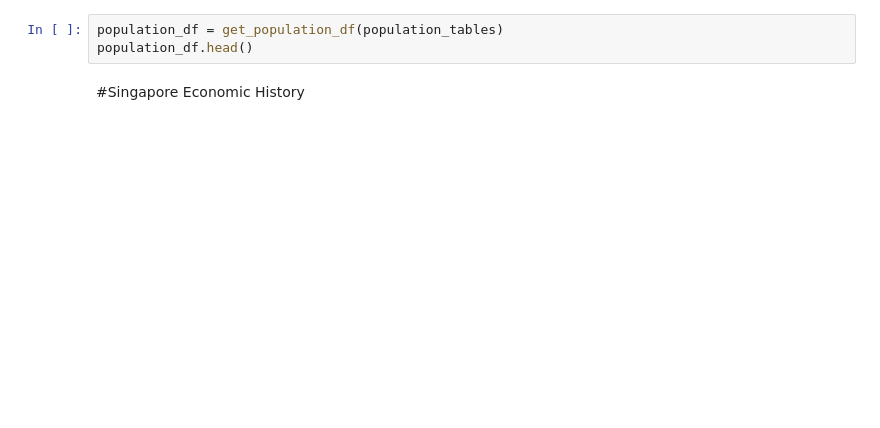
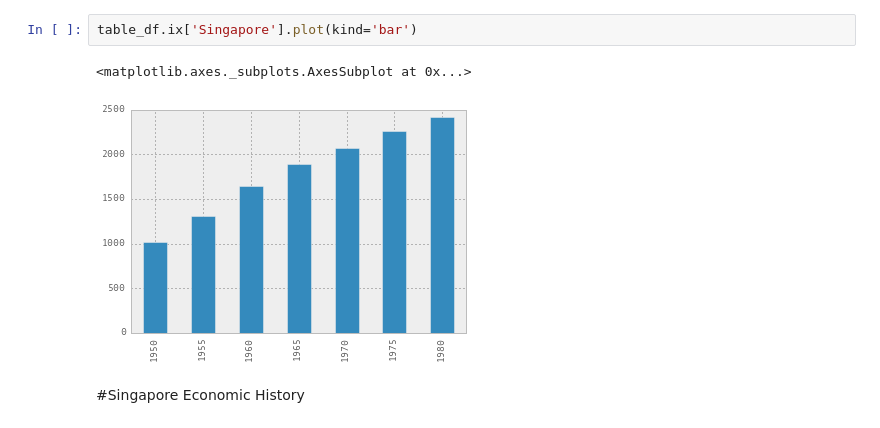
Before and after one commit to jthang/MachineLearningLab, a Jupyter notebook: lab_scraping_wiki.ipynb, the cells around one changed output. Cells and saved outputs as stored; diff of their text form; blank space fills up the shorter version.

```diff
--- a/lab_scraping_wiki.ipynb
+++ b/lab_scraping_wiki.ipynb
@@ -87,6 +96,8 @@ def get_population_df(population_tables):
-# %%
-population_df = get_population_df(population_tables)
-population_df.head()
+# %%
+table_df.ix['Singapore'].plot(kind='bar')
+# %% [output]
+<matplotlib.axes._subplots.AxesSubplot at 0x...>
+[figure, added]
 # %% [markdown]
 #Singapore Economic History
 # %%
```
Also changed, not shown: parts of 17 cells of this notebook.
